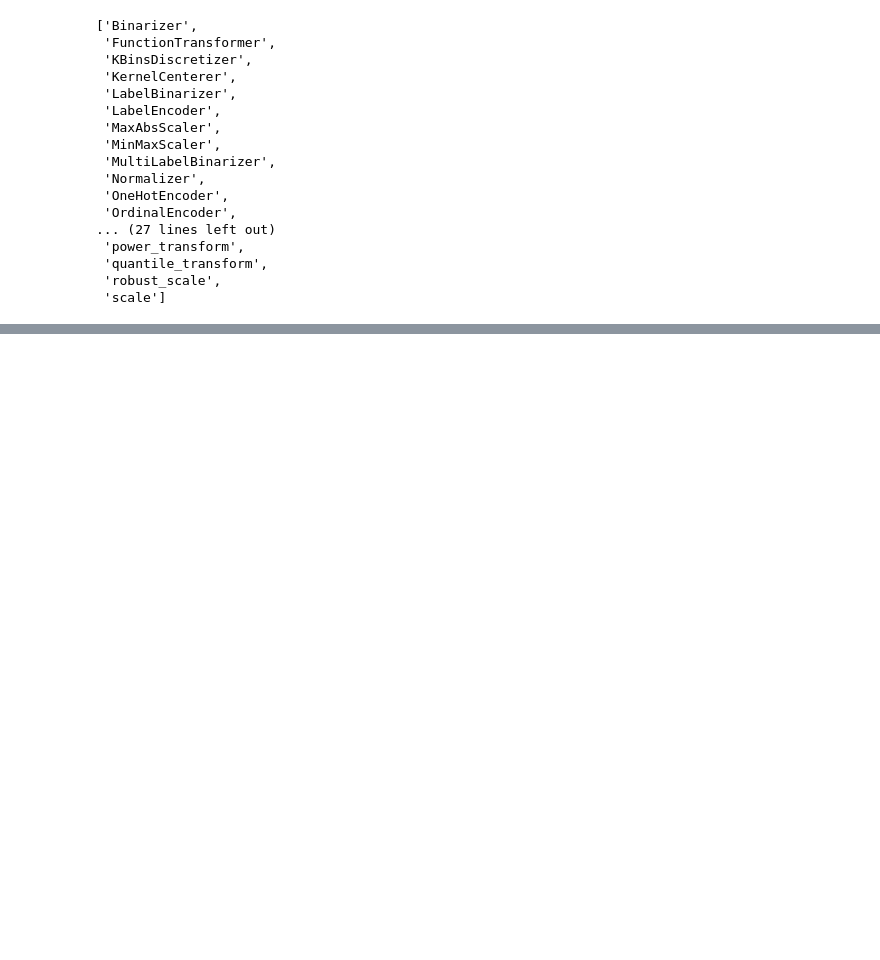
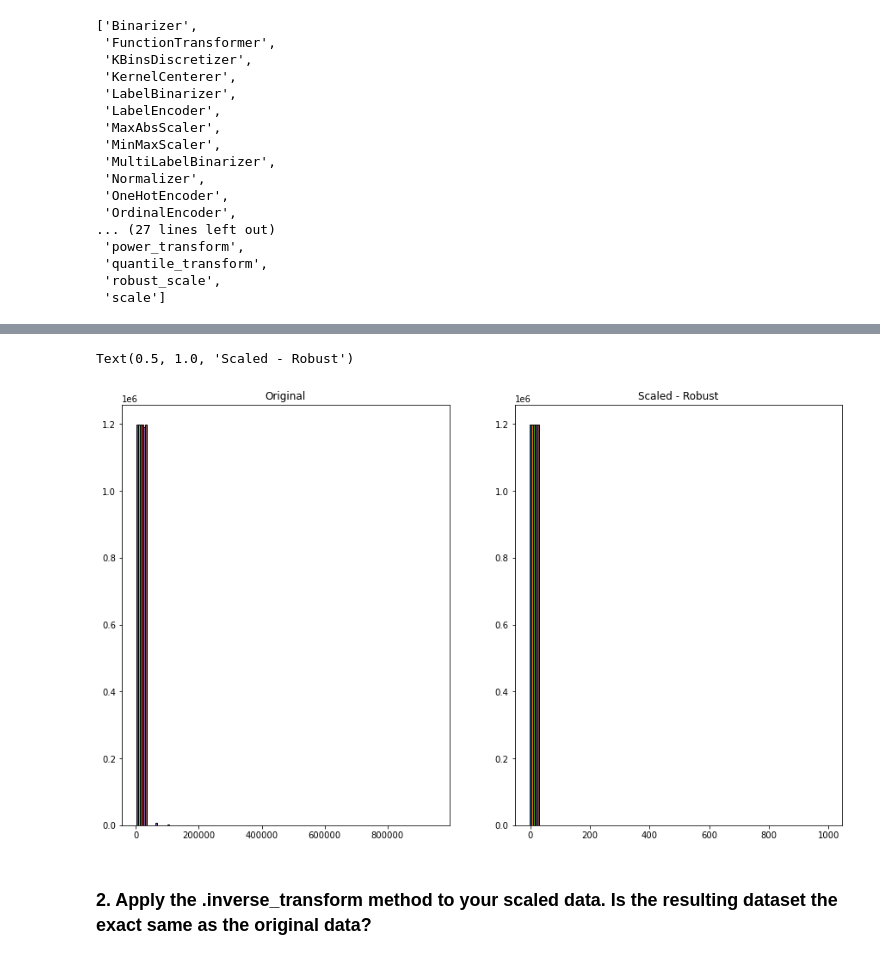
Before and after one commit to tarrencen/regression-exercises, a Jupyter notebook: scaling.ipynb, the cells around one changed output, grey strips where cells are left out. Cells and saved outputs as stored; diff of their text form; code cells hidden in the pictures; blank space fills up the shorter version.

```diff
--- a/scaling.ipynb
+++ b/scaling.ipynb
@@ -92,0 +120,21 @@ X_test_mm_scaled = min_max.transform(X_test)
+# %%
+robust_scale = scale.RobustScaler()
+robust_scale.fit(X_train)
+
+X_train_rob_scaled = robust_scale.transform(X_train)
+X_validate_rob_scaled = robust_scale.transform(X_validate)
+X_test_rob_scaled = robust_scale.transform(X_test)
+
+plt.figure(figsize=(15,9))
+plt.subplot(121)
+plt.hist(X_train, bins=25, ec='black')
+plt.title('Original')
+
+plt.subplot(122)
+plt.hist(X_train_rob_scaled, bins=25, ec='black')
+plt.title('Scaled - Robust')
+# %% [output]
+Text(0.5, 1.0, 'Scaled - Robust')
+[figure, added]
+# %% [markdown]
+### 2. Apply the .inverse_transform method to your scaled data. Is the resulting dataset the exact same as the original data?
```
Also changed, not shown: parts of 12 cells of this notebook.
